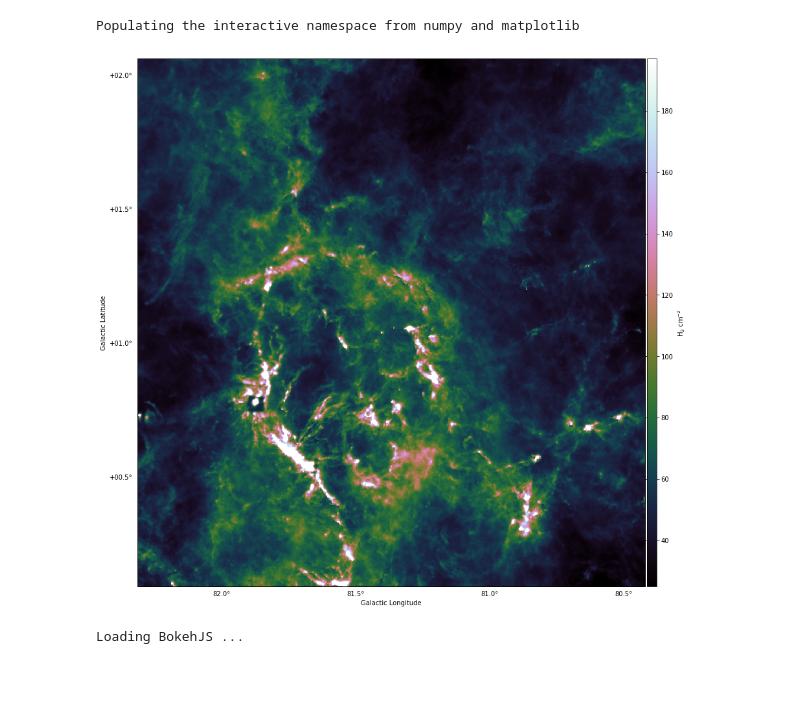
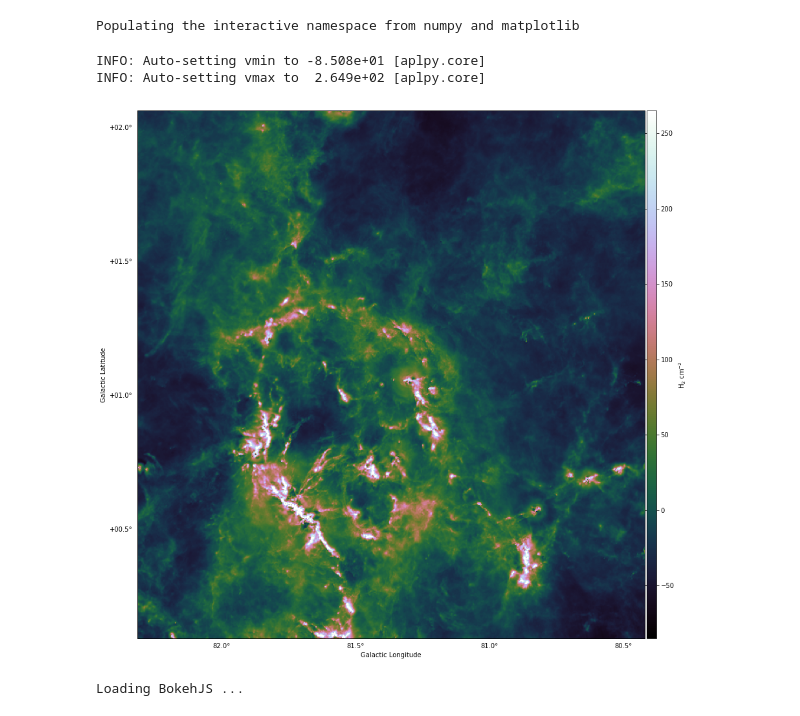
Before and after one commit to hoangducthuong/notebooks, a Jupyter notebook: CygnusX-DR21_wavan.ipynb, the cells around one changed output. Drawn from its saved outputs; the diff is of its cells as text; code cells hidden in the pictures; blank space fills up the shorter version.

```diff
--- a/CygnusX-DR21_wavan.ipynb
+++ b/CygnusX-DR21_wavan.ipynb
@@ -7,17 +7,19 @@ import aplpy
 Populating the interactive namespace from numpy and matplotlib
 # %%
 fig_all = plt.figure(1, figsize=(15,15))
-figfile = '/Users/robitaij/postdoc/Herschel/Ken_Marsh/CygnusX-DR21_l081_cdens_cut_nan.fits'
+figfile = '/Users/robitaij/postdoc/Herschel/Ken_Marsh/analysis/CygnusX-DR21_alt.fits'
 fig = aplpy.FITSFigure(figfile,figure=fig_all, convention='calabretta')
-fig.show_colorscale(vmin=25,vmax=197,cmap='cubehelix')
+fig.show_colorscale(cmap='cubehelix')
 fig.tick_labels.set_xformat('dd.d')
 fig.tick_labels.set_yformat('dd.d')
 fig.ticks.set_xspacing(0.5)  # degrees
 fig.ticks.set_yspacing(0.5)  # degrees
 fig.add_colorbar()
 fig.colorbar.set_axis_label_text(r'H$_2$ cm$^{-2}$')
 # %% [output]
+INFO: Auto-setting vmin to -8.508e+01 [aplpy.core]
+INFO: Auto-setting vmax to  2.649e+02 [aplpy.core]
-[figure, old version]
+[figure, new version]
 # %%
 from bokeh.plotting import figure as figbok
 from bokeh.io import output_notebook
```
Also changed, not shown: parts of 7 cells of this notebook, 3 other files.
